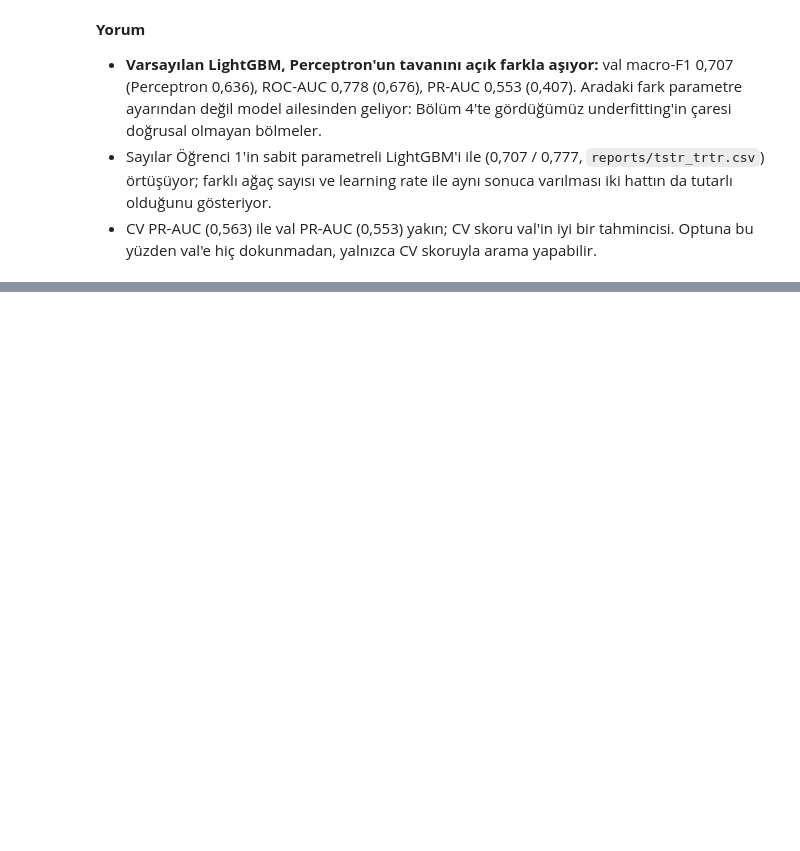
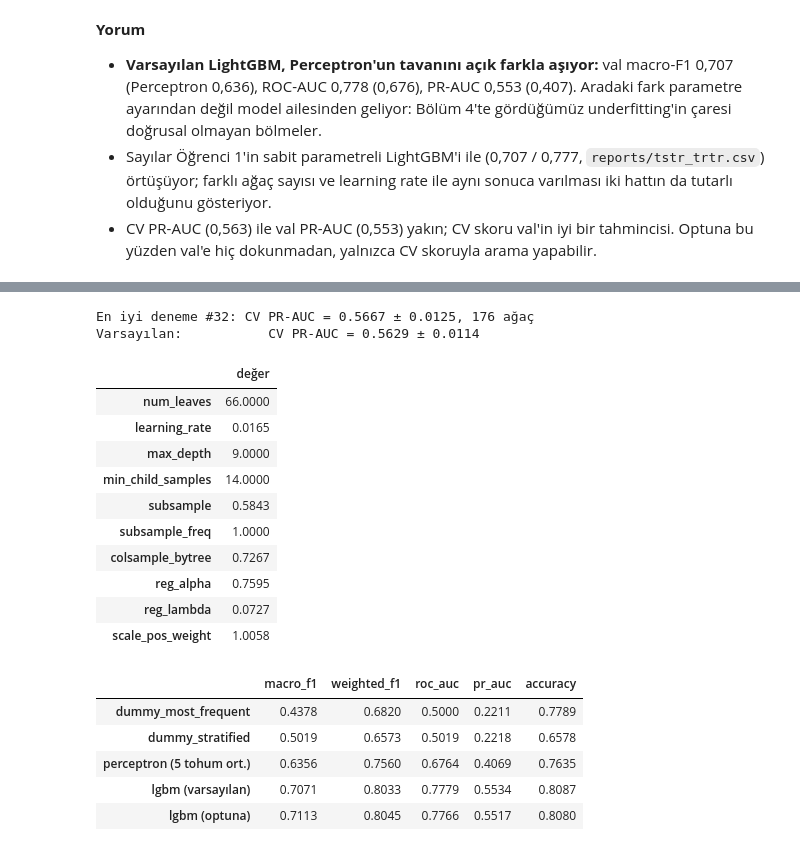
Before and after one commit to KamuranBey00/DataScienceProject, a Jupyter notebook: notebooks/03_perceptron_lgbm.ipynb, the cells around one changed output, grey strips where cells are left out. Saved outputs shown, nothing was run; the diff lists cells and outputs as text; code cells hidden in the pictures; blank space fills up the shorter version.

```diff
--- a/notebooks/03_perceptron_lgbm.ipynb
+++ b/notebooks/03_perceptron_lgbm.ipynb
@@ -530,0 +632,34 @@ Varsayılan LGBM, CV PR-AUC = 0.5629 ± 0.0114, 59 ağaç
+# %%
+best_trial = study.best_trial
+# FixedTrial replays the stored answers through the same function, so the conditional
+# max_depth and the fixed subsample_freq are rebuilt exactly as during the search
+LGBM_PARAMS = suggest_lgbm(optuna.trial.FixedTrial(best_trial.params))
+LGBM_N_ESTIMATORS = best_trial.user_attrs["best_iter"]
+print(f"En iyi deneme #{best_trial.number}: CV PR-AUC = {best_trial.value:.4f} "
+      f"± {best_trial.user_attrs['pr_auc_std']:.4f}, {LGBM_N_ESTIMATORS} ağaç")
+print(f"Varsayılan:           CV PR-AUC = {cv_default['pr_auc']:.4f} "
+      f"± {cv_default['pr_auc_std']:.4f}")
+display(pd.Series(LGBM_PARAMS, name="değer").to_frame())
+
+results["lgbm (optuna)"] = lgbm_on_val(LGBM_PARAMS, LGBM_N_ESTIMATORS)
+pd.DataFrame(results).T.astype(float)
+# %% [output]
+En iyi deneme #32: CV PR-AUC = 0.5667 ± 0.0125, 176 ağaç
+Varsayılan:           CV PR-AUC = 0.5629 ± 0.0114
+|  | değer |
+| num_leaves | 66.0000 |
+| learning_rate | 0.0165 |
+| max_depth | 9.0000 |
+| min_child_samples | 14.0000 |
+| subsample | 0.5843 |
+| subsample_freq | 1.0000 |
+| colsample_bytree | 0.7267 |
+| reg_alpha | 0.7595 |
+| reg_lambda | 0.0727 |
+| scale_pos_weight | 1.0058 |
+|  | macro_f1 | weighted_f1 | roc_auc | pr_auc | accuracy |
+| dummy_most_frequent | 0.4378 | 0.6820 | 0.5000 | 0.2211 | 0.7789 |
+| dummy_stratified | 0.5019 | 0.6573 | 0.5019 | 0.2218 | 0.6578 |
+| perceptron (5 tohum ort.) | 0.6356 | 0.7560 | 0.6764 | 0.4069 | 0.7635 |
+| lgbm (varsayılan) | 0.7071 | 0.8033 | 0.7779 | 0.5534 | 0.8087 |
+| lgbm (optuna) | 0.7113 | 0.8045 | 0.7766 | 0.5517 | 0.8080 |
```
Also changed, not shown: parts of 10 cells of this notebook, 1 other file.
